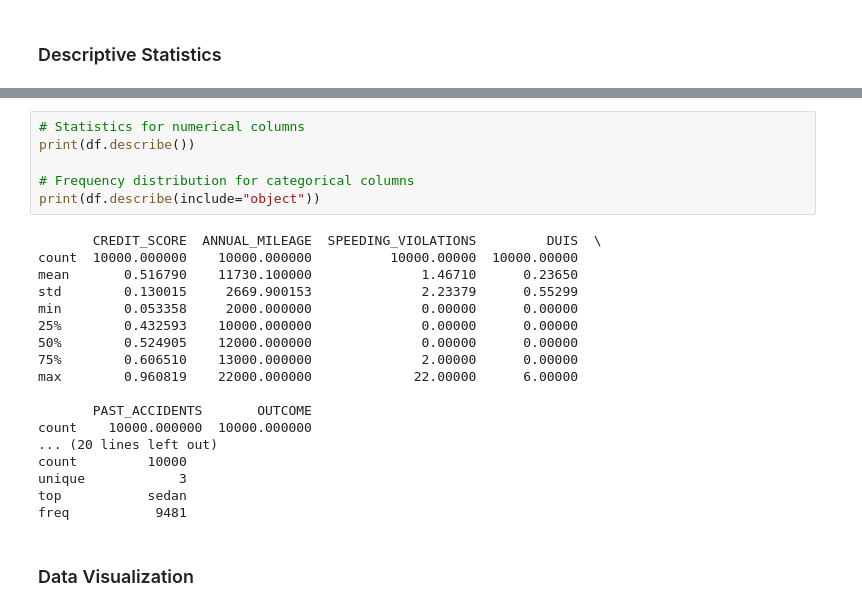
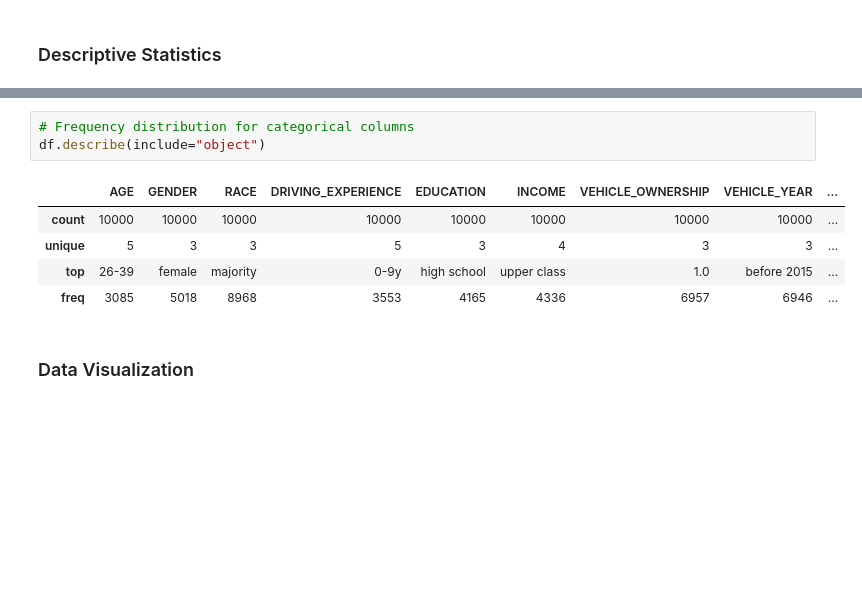
Before and after one commit to voinskyi/Data-Science-Camp-Tasks, a Jupyter notebook: Home_Task_4/home_task_visualization.ipynb, the cells around one changed output, grey strips where cells are left out. Cells and saved outputs as stored; diff of their text form; blank space fills up the shorter version.

```diff
--- a/Home_Task_4/home_task_visualization.ipynb
+++ b/Home_Task_4/home_task_visualization.ipynb
@@ -35,27 +48,12 @@ df.head()
 # %%
-# Statistics for numerical columns
-print(df.describe())
-
 # Frequency distribution for categorical columns
-print(df.describe(include="object"))
+df.describe(include="object")
 # %% [output]
-       CREDIT_SCORE  ANNUAL_MILEAGE  SPEEDING_VIOLATIONS         DUIS  \
-count  10000.000000    10000.000000          10000.00000  10000.00000
-mean       0.516790    11730.100000              1.46710      0.23650
-std        0.130015     2669.900153              2.23379      0.55299
-min        0.053358     2000.000000              0.00000      0.00000
-25%        0.432593    10000.000000              0.00000      0.00000
-50%        0.524905    12000.000000              0.00000      0.00000
-75%        0.606510    13000.000000              2.00000      0.00000
-max        0.960819    22000.000000             22.00000      6.00000
-
-       PAST_ACCIDENTS       OUTCOME
-count    10000.000000  10000.000000
-... (20 lines left out)
-count         10000
-unique            3
-top           sedan
-freq           9481
+|  | AGE | GENDER | RACE | DRIVING_EXPERIENCE | EDUCATION | INCOME | VEHICLE_OWNERSHIP | VEHICLE_YEAR | ... |
+| count | 10000 | 10000 | 10000 | 10000 | 10000 | 10000 | 10000 | 10000 | ... |
+| unique | 5 | 3 | 3 | 5 | 3 | 4 | 3 | 3 | ... |
+| top | 26-39 | female | majority | 0-9y | high school | upper class | 1.0 | before 2015 | ... |
+| freq | 3085 | 5018 | 8968 | 3553 | 4165 | 4336 | 6957 | 6946 | ... |
 # %% [markdown]
 ### Data Visualization
 # %%
```
Also changed, not shown: parts of 2 cells of this notebook, 1 other file.
